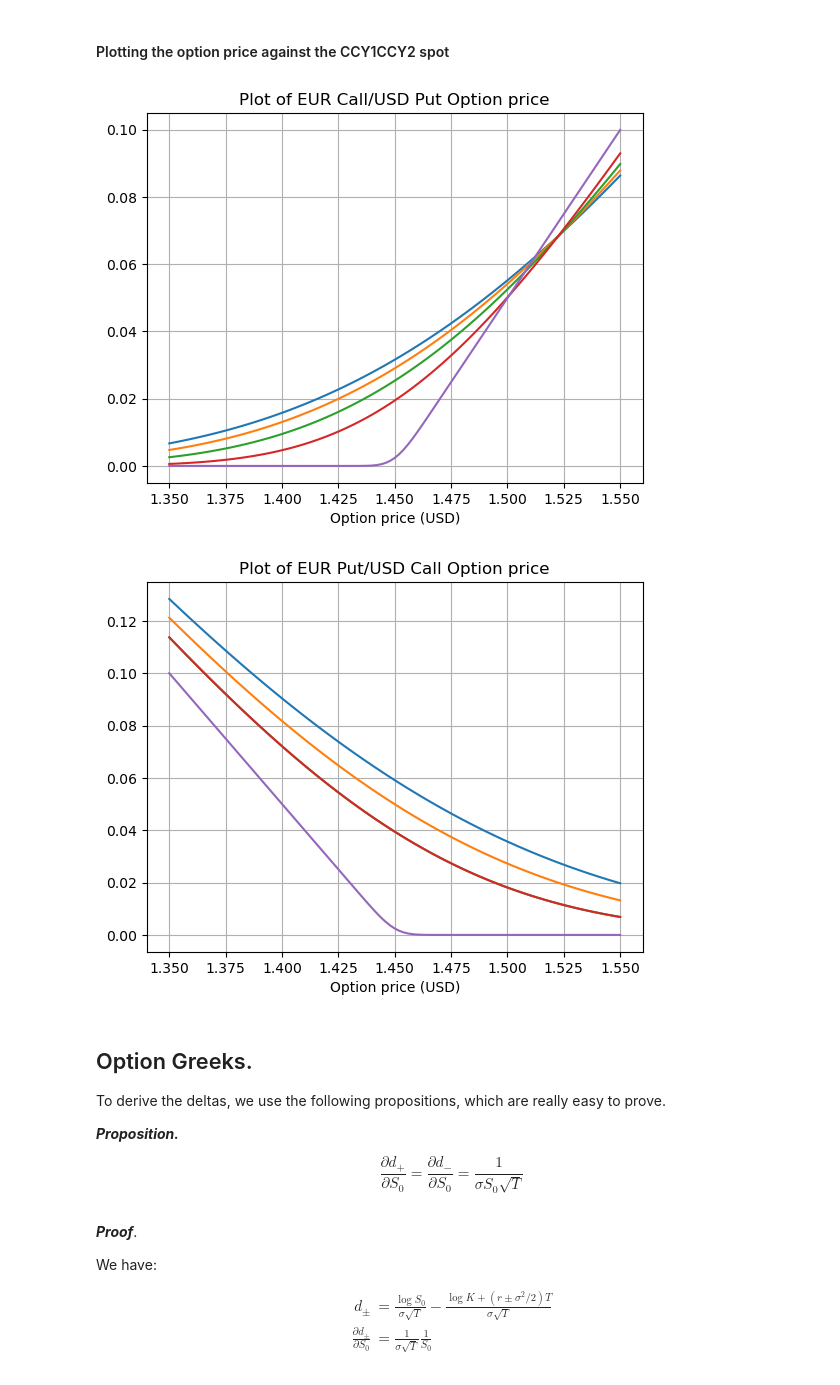
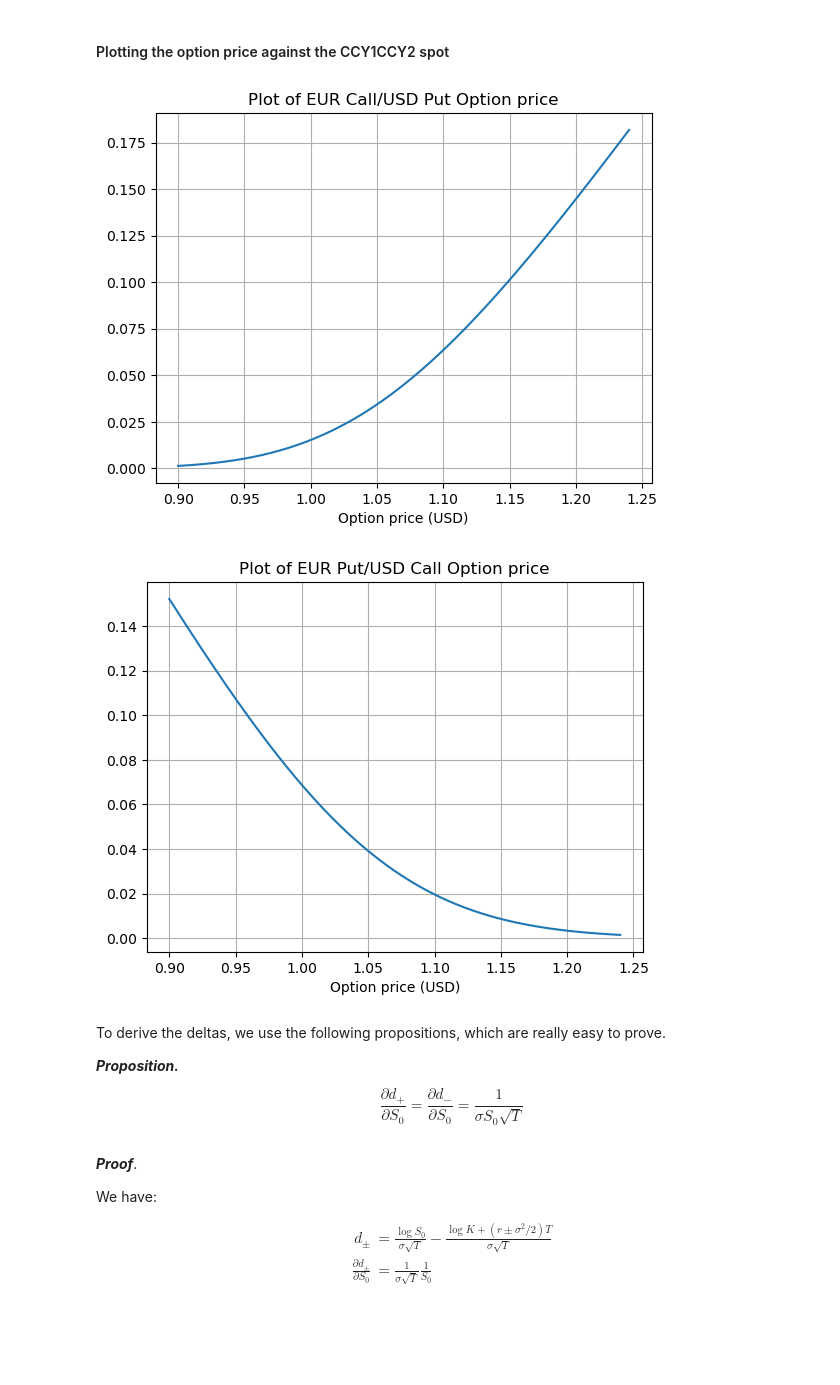
Before and after one commit to quantophile/blog, a Jupyter notebook: mathsummaries/notebooks/Exploring Option Greeks.ipynb, the cells around one changed output. Drawn from its saved outputs; the diff is of its cells as text; code cells hidden in the pictures; blank space fills up the shorter version.

Commit message:
option-greeks

```diff
--- a/mathsummaries/notebooks/Exploring Option Greeks.ipynb
+++ b/mathsummaries/notebooks/Exploring Option Greeks.ipynb
@@ -107,26 +107,20 @@ Put Price = 0.09045889091103623 USD
 # %%
 import matplotlib.pyplot as plt
 
 plt.grid(True)
 plt.title('Plot of EUR Call/USD Put Option price')
-S_t = np.linspace(1.35,1.55,101)
+S_t = np.linspace(0.90,1.24,201)
+CCY1Notional = 1.00
+
 call_price_1y = PV(S_t,K,t,1.0,r_DOM,r_FOR,sigma, CCY1Notional,callPut = CallPut.CALL_OPTION)
-call_price_9m = PV(S_t,K,t,0.75,r_DOM,r_FOR,sigma, CCY1Notional,callPut = CallPut.CALL_OPTION)
-call_price_6m = PV(S_t,K,t,0.50,r_DOM,r_FOR,sigma, CCY1Notional,callPut = CallPut.CALL_OPTION)
-call_price_3m = PV(S_t,K,t,0.25,r_DOM,r_FOR,sigma, CCY1Notional,callPut = CallPut.CALL_OPTION)
-call_price_1d = PV(S_t,K,t,(1.0/365.00),r_DOM,r_FOR,sigma, CCY1Notional,callPut = CallPut.CALL_OPTION)
 
 plt.xlabel(r'EURUSD FX spot')
 plt.xlabel(r'Option price (USD)')
 plt.plot(S_t,call_price_1y)
-plt.plot(S_t,call_price_9m)
-plt.plot(S_t,call_price_6m)
-plt.plot(S_t,call_price_3m)
-plt.plot(S_t,call_price_1d)
 
 plt.show()
 # %% [output]
-[figure, old version]
+[figure, new version]
 # %%
 plt.close()
 
@@ -134,25 +128,17 @@ plt.grid(True)
 plt.title('Plot of EUR Put/USD Call Option price')
 
 put_price_1y = PV(S_t,K,t,1.0,r_DOM,r_FOR,sigma, CCY1Notional,callPut = CallPut.PUT_OPTION)
-put_price_9m = PV(S_t,K,t,0.75,r_DOM,r_FOR,sigma, CCY1Notional,callPut = CallPut.PUT_OPTION)
-put_price_6m = PV(S_t,K,t,0.50,r_DOM,r_FOR,sigma, CCY1Notional,callPut = CallPut.PUT_OPTION)
-put_price_3m = PV(S_t,K,t,0.50,r_DOM,r_FOR,sigma, CCY1Notional,callPut = CallPut.PUT_OPTION)
-put_price_1d = PV(S_t,K,t,1/365,r_DOM,r_FOR,sigma, CCY1Notional,callPut = CallPut.PUT_OPTION)
+
 
 plt.xlabel(r'EURUSD FX spot')
 plt.xlabel(r'Option price (USD)')
 
 plt.plot(S_t,put_price_1y)
-plt.plot(S_t,put_price_9m)
-plt.plot(S_t,put_price_6m)
-plt.plot(S_t,put_price_3m)
-plt.plot(S_t,put_price_1d)
+
 plt.show()
 # %% [output]
-[figure, old version]
+[figure, new version]
 # %% [markdown]
-## Option Greeks.
-
 To derive the deltas, we use the following propositions, which are really easy to prove.
 
 ***Proposition.***
```
Also changed, not shown: parts of 35 cells of this notebook, 4 other files.
